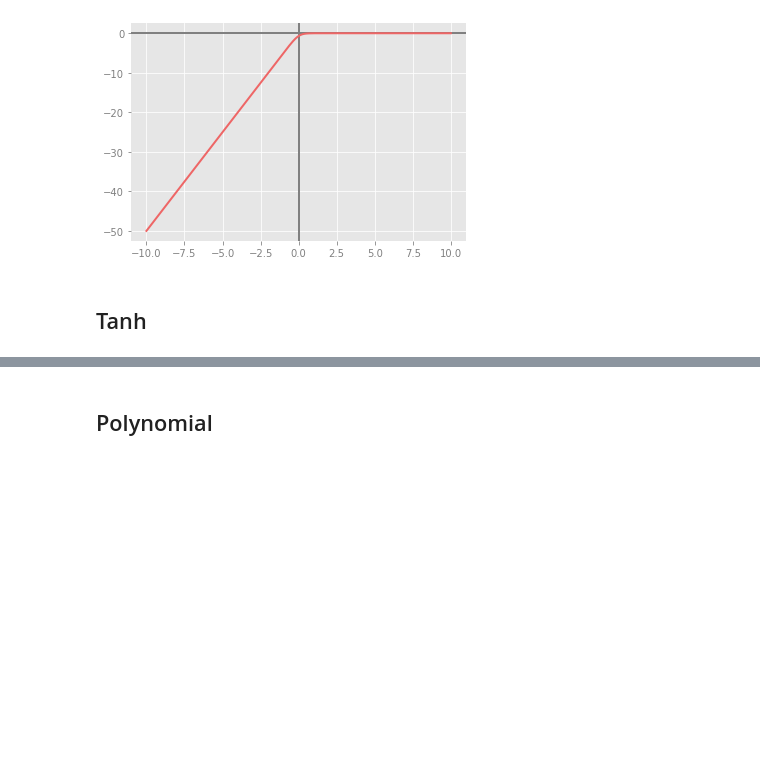
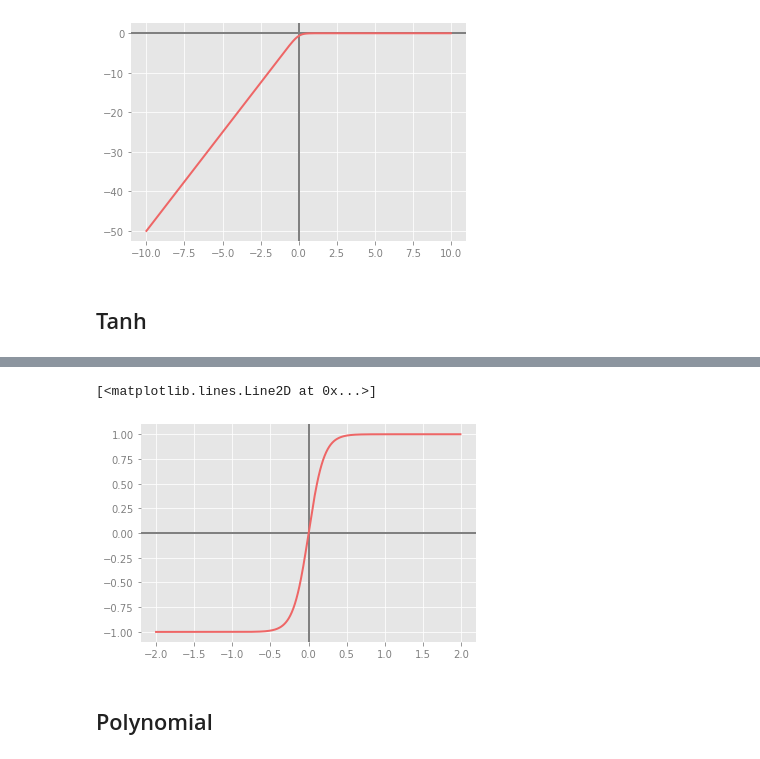
Before and after one commit to SidharthArya/Deep_Learning_Class_Manit, a Jupyter notebook: Assignments/005_Transfer_Functions.ipynb, the cells around one changed output, grey strips where cells are left out. Cells and saved outputs as stored; diff of their text form; code cells hidden in the pictures; blank space fills up the shorter version.

```diff
--- a/Assignments/005_Transfer_Functions.ipynb
+++ b/Assignments/005_Transfer_Functions.ipynb
@@ -130,3 +130,12 @@ plt.plot(x, tanh(x))
+# %%
+# With a different lambda
+x=np.arange(-2,2,0.01)
+plt.axhline(0,color='grey')
+plt.axvline(0,color='grey')
+plt.plot(x, tanh(x, 5))
+# %% [output]
+[<matplotlib.lines.Line2D at 0x...>]
+[figure, added]
 # %% [markdown]
 ## Polynomial
 # %%
```
Also changed, not shown: parts of 3 cells of this notebook.
